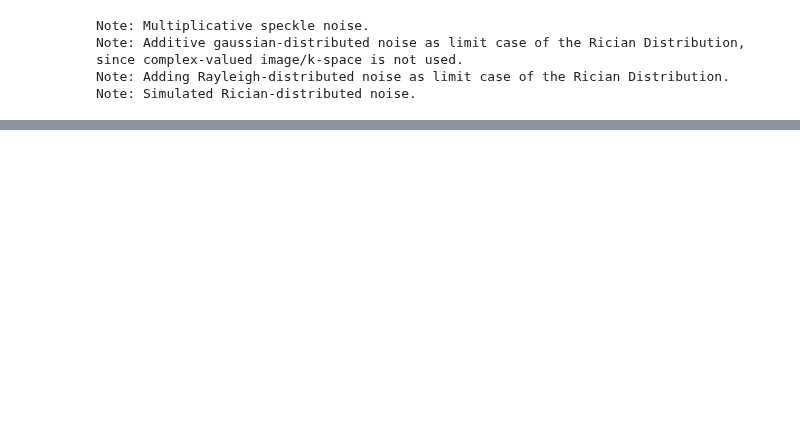
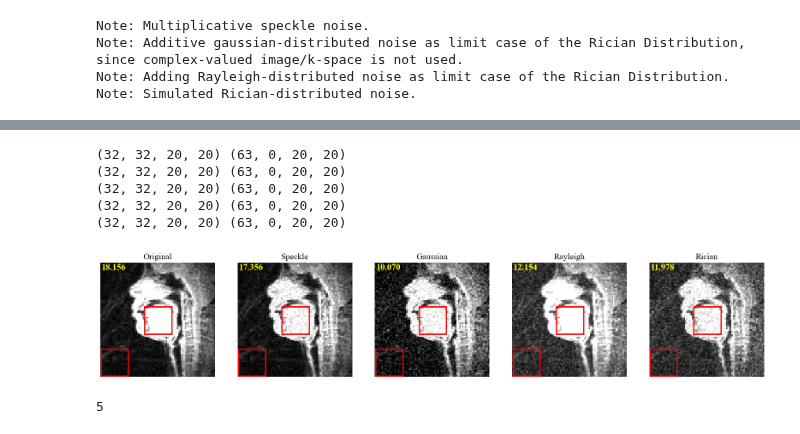
Before and after one commit to Potescito/Research_Project, a Jupyter notebook: examples/Notebooks/noise_models.ipynb, the cells around one changed output, grey strips where cells are left out. Cells and saved outputs as stored; diff of their text form; code cells hidden in the pictures; blank space fills up the shorter version.

```diff
--- a/examples/Notebooks/noise_models.ipynb
+++ b/examples/Notebooks/noise_models.ipynb
@@ -105,0 +106,16 @@ plt.show()
+# %%
+import src.utils as utils
+
+
+utils.imshow([dataset[video][0], speckle[video][0], gaussian[video][0], rayleigh[video][0], rician[video][0]], titles=["Original", "Speckle", "Gaussian", "Rayleigh", "Rician"], fig_size=(20, 5))
+# %% [output]
+(32, 32, 20, 20) (63, 0, 20, 20)
+(32, 32, 20, 20) (63, 0, 20, 20)
+(32, 32, 20, 20) (63, 0, 20, 20)
+(32, 32, 20, 20) (63, 0, 20, 20)
+(32, 32, 20, 20) (63, 0, 20, 20)
+[figure, added]
+# %%
+lis = [dataset[video][0], speckle[video][0], gaussian[video][0], rayleigh[video][0], rician[video][0]]
+# %% [output]
+5
```
Also changed, not shown: parts of 3 cells of this notebook, 2 other files.
